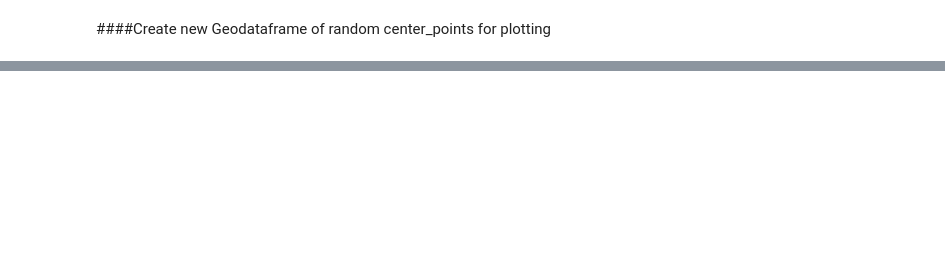
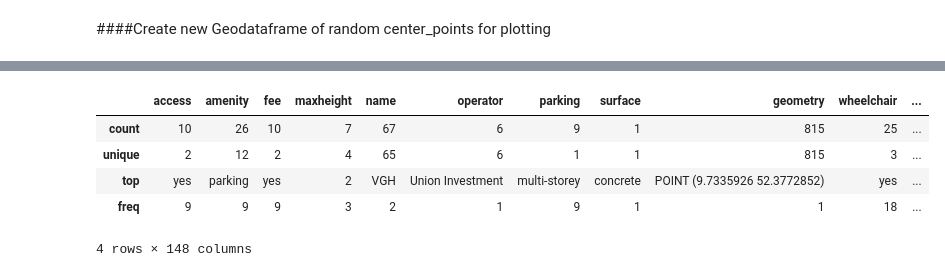
Before and after one commit to ducanhho2296/DeepAmenitySegmentation, a Jupyter notebook: get_geospatial_data.ipynb, the cells around one changed output, grey strips where cells are left out. Cells and saved outputs as stored; diff of their text form; code cells hidden in the pictures; blank space fills up the shorter version.

```diff
--- a/get_geospatial_data.ipynb
+++ b/get_geospatial_data.ipynb
@@ -230,0 +271,9 @@ buildings.within(polygon)
+# %%
+buildings.describe()
+# %% [output]
+|  | access | amenity | fee | maxheight | name | operator | parking | surface | geometry | wheelchair | ... |
+| count | 10 | 26 | 10 | 7 | 67 | 6 | 9 | 1 | 815 | 25 | ... |
+| unique | 2 | 12 | 2 | 4 | 65 | 6 | 1 | 1 | 815 | 3 | ... |
+| top | yes | parking | yes | 2 | VGH | Union Investment | multi-storey | concrete | POINT (9.7335926 52.3772852) | yes | ... |
+| freq | 9 | 9 | 9 | 3 | 2 | 1 | 9 | 1 | 1 | 18 | ... |
+4 rows × 148 columns
```
Also changed, not shown: parts of 8 cells of this notebook.
